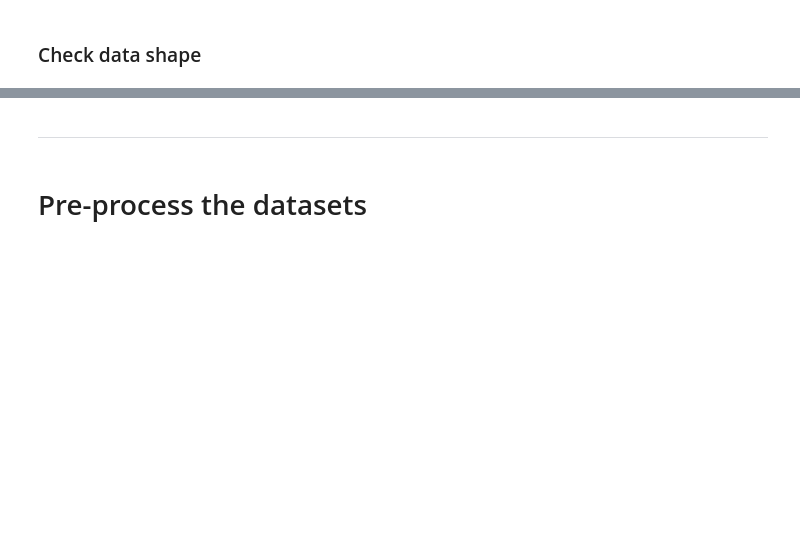
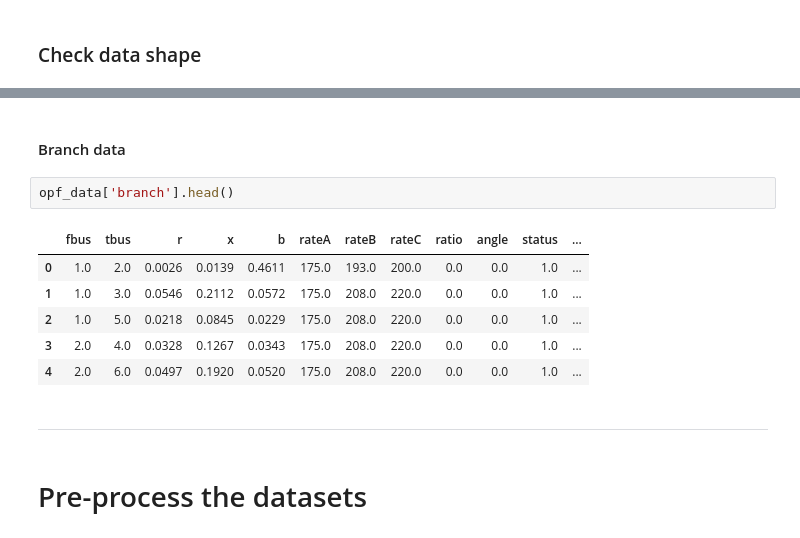
Before and after one commit to jhyun0919/Project_EE394V_SPR2020, a Jupyter notebook: codes/experiments/data_preprocess.ipynb, the cells around one changed output, grey strips where cells are left out. Drawn from its saved outputs; the diff is of its cells as text; blank space fills up the shorter version.

```diff
--- a/codes/experiments/data_preprocess.ipynb
+++ b/codes/experiments/data_preprocess.ipynb
@@ -179,3 +91,14 @@ gencost shape: (33, 7)
+# %% [markdown]
+#### Branch data
+# %%
+opf_data['branch'].head()
+# %% [output]
+|  | fbus | tbus | r | x | b | rateA | rateB | rateC | ratio | angle | status | ... |
+| 0 | 1.0 | 2.0 | 0.0026 | 0.0139 | 0.4611 | 175.0 | 193.0 | 200.0 | 0.0 | 0.0 | 1.0 | ... |
+| 1 | 1.0 | 3.0 | 0.0546 | 0.2112 | 0.0572 | 175.0 | 208.0 | 220.0 | 0.0 | 0.0 | 1.0 | ... |
+| 2 | 1.0 | 5.0 | 0.0218 | 0.0845 | 0.0229 | 175.0 | 208.0 | 220.0 | 0.0 | 0.0 | 1.0 | ... |
+| 3 | 2.0 | 4.0 | 0.0328 | 0.1267 | 0.0343 | 175.0 | 208.0 | 220.0 | 0.0 | 0.0 | 1.0 | ... |
+| 4 | 2.0 | 6.0 | 0.0497 | 0.1920 | 0.0520 | 175.0 | 208.0 | 220.0 | 0.0 | 0.0 | 1.0 | ... |
 # %% [markdown]
 ---
 # %% [markdown]
```
Also changed, not shown: parts of 46 cells of this notebook.
